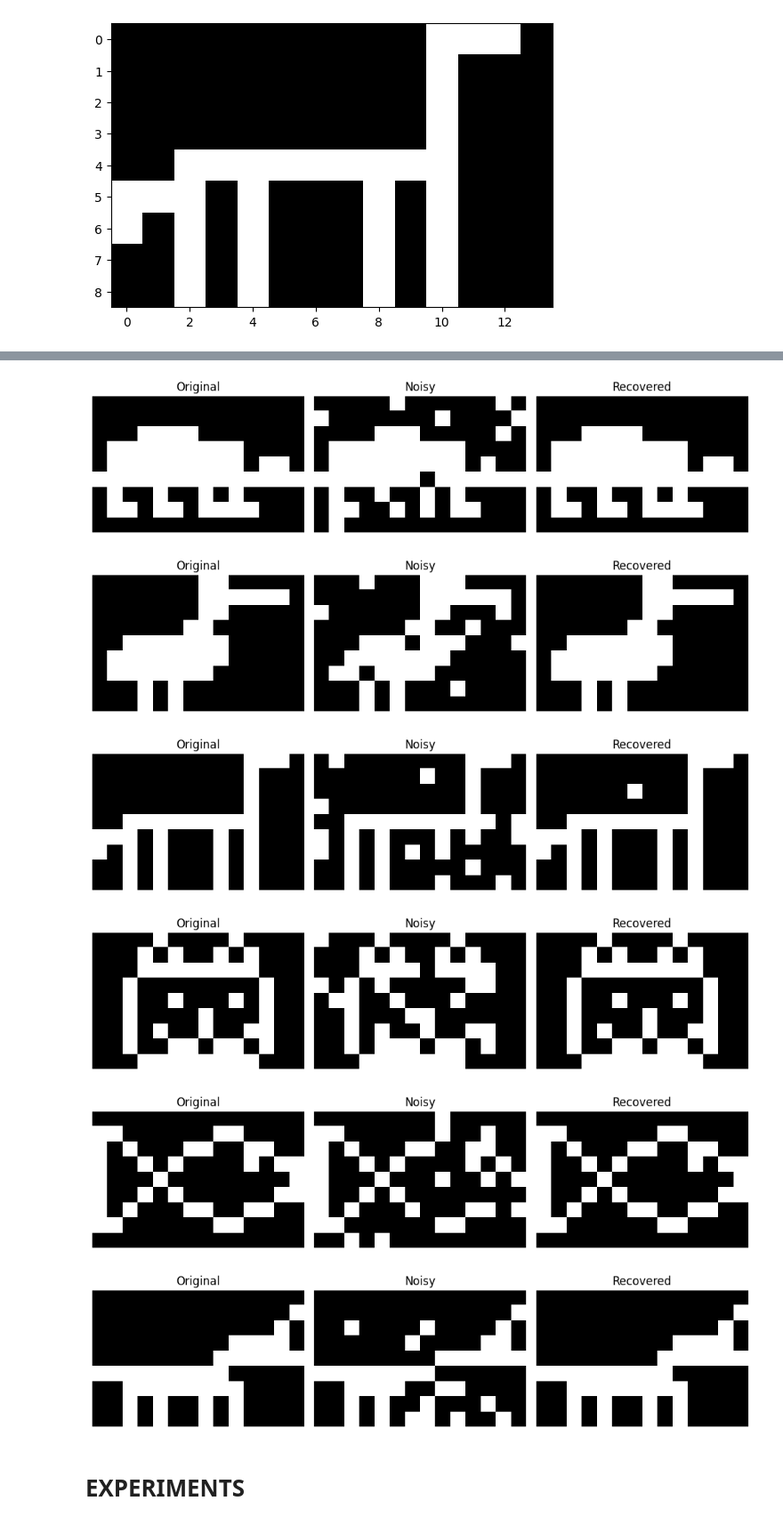
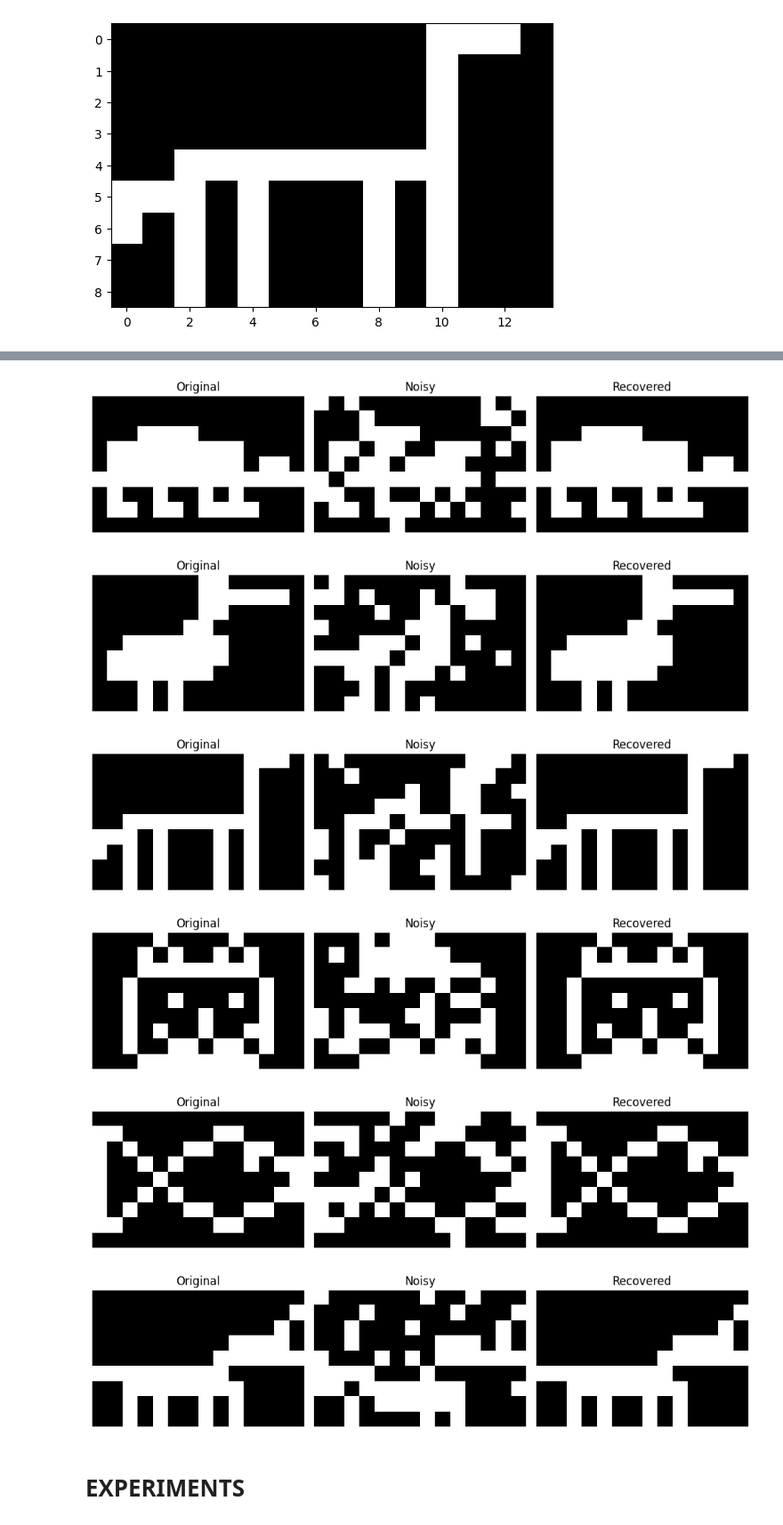
Before and after one commit to kicper231/hopfield-net, a Jupyter notebook: main.ipynb, the cells around one changed output, grey strips where cells are left out. Shown: that part at 89% size. Cells and saved outputs as stored; diff of their text form; code cells hidden in the pictures.

```diff
--- a/main.ipynb
+++ b/main.ipynb
@@ -266,16 +266,16 @@ plot_triplet(
 # %%
 # have better capacity than hebb rule
 for vec in vecs:
-    noisy = basic_noise(vec, nums_neurons, 0.1)
+    noisy = basic_noise(vec, nums_neurons, 0.2)
     recovered, _ = net_oja.run_sync(noisy)
     plot_triplet(vec, noisy, recovered, height, width)
 # %% [output]
-[figure, old version]
+[figure, new version]
-[figure, old version]
+[figure, new version]
-[figure, old version]
+[figure, new version]
-[figure, old version]
+[figure, new version]
-[figure, old version]
+[figure, new version]
-[figure, old version]
+[figure, new version]
 # %% [markdown]
 # EXPERIMENTS
 # %% [markdown]
```
Also changed, not shown: parts of 14 cells of this notebook.
